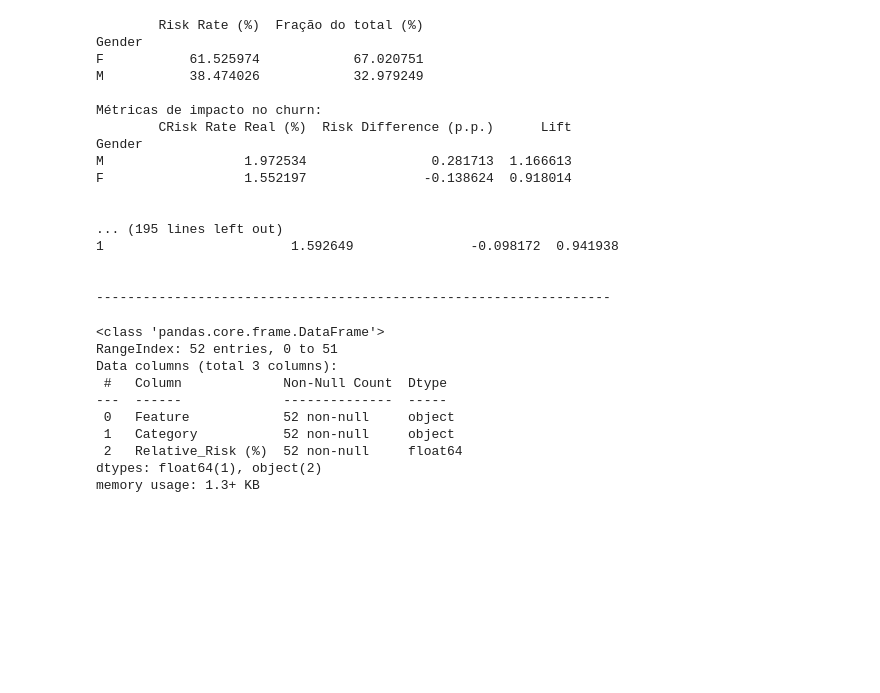
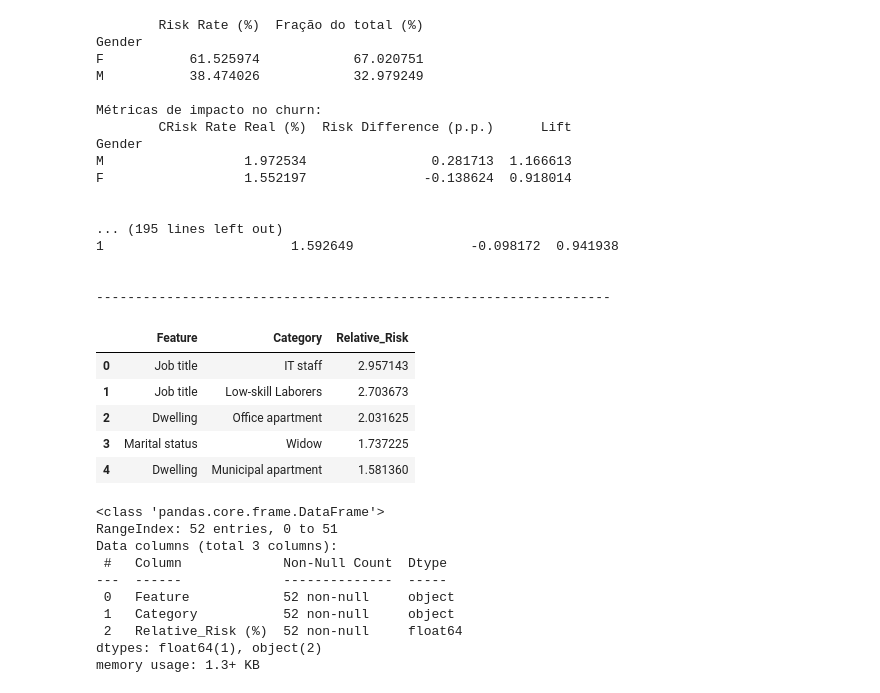
Before and after one commit to LeonardoStabile1/Projeto-Analise-e-Predicao-de-Risco-de-Credito, a Jupyter notebook: Credit Card Risk.ipynb, the cells around one changed output. Drawn from its saved outputs; the diff is of its cells as text; code cells hidden in the pictures; blank space fills up the shorter version.

```diff
--- a/Credit Card Risk.ipynb
+++ b/Credit Card Risk.ipynb
@@ -740,4 +753,15 @@ F                  1.552197               -0.138624  0.918014
 
 
 ------------------------------------------------------------------
+# %%
+df_relative_risk = pd.DataFrame(rows)
+df_relative_risk = df_relative_risk.sort_values(by='Relative_Risk', ascending=False).reset_index(drop=True)
+df_relative_risk.head()
+# %% [output]
+|  | Feature | Category | Relative_Risk |
+| 0 | Job title | IT staff | 2.957143 |
+| 1 | Job title | Low-skill Laborers | 2.703673 |
+| 2 | Dwelling | Office apartment | 2.031625 |
+| 3 | Marital status | Widow | 1.737225 |
+| 4 | Dwelling | Municipal apartment | 1.581360 |
 # %%
```
Also changed, not shown: parts of 5 cells of this notebook.
